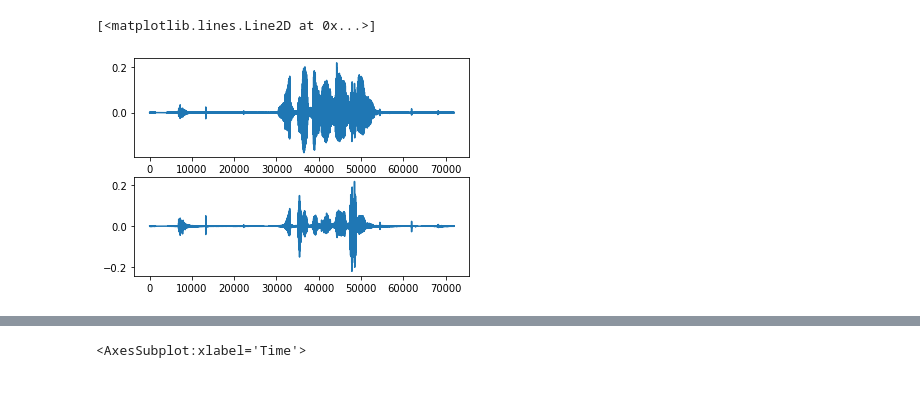
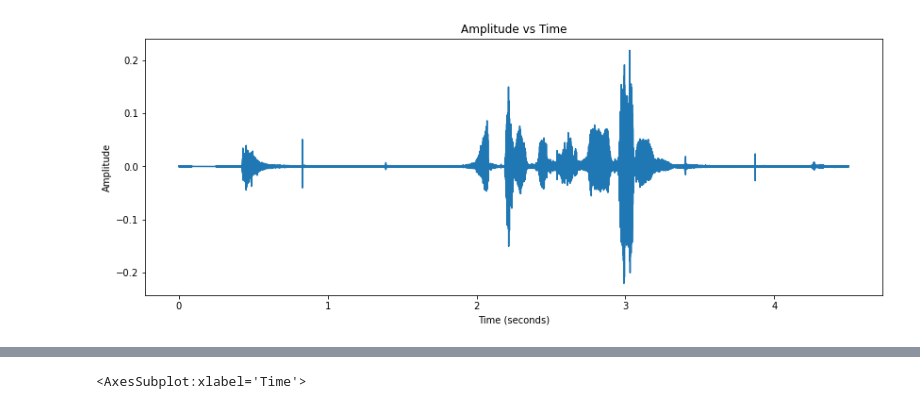
Before and after one commit to sammelanyogi/dhwoni-preprocessing, a Jupyter notebook: mfcc.ipynb, the cells around one changed output, grey strips where cells are left out. Cells and saved outputs as stored; diff of their text form; code cells hidden in the pictures.

```diff
--- a/mfcc.ipynb
+++ b/mfcc.ipynb
@@ -12,14 +14,19 @@ yemp = np.append(y[0], y[1:] - alpha * y[:-1])
 # %%
 # print(y)
 # print(yemp)
-# %%
-plt.subplot(211)
-plt.plot(y)
-plt.subplot(212)
-plt.plot(yemp)
-# %% [output]
-[<matplotlib.lines.Line2D at 0x...>]
-[figure, removed]
+# %%
+# plt.subplot(211)
+fig, ax = plt.subplots(figsize=(14, 5))
+time = np.linspace(0, len(y)/sr, num=len(y))
+ax.set_title("Amplitude vs Time")
+ax.set_ylabel("Amplitude")
+ax.set_xlabel("Time (seconds)")
+ax.plot(time, yemp)
+# plt.subplot(212)
+# plt.plot(yemp)
+fig.savefig("yemp.png")
+# %% [output]
+[figure, added]
 # %%
 #Framing
 frame_size = 0.02
```
Also changed, not shown: parts of 5 cells of this notebook, 3 other files.
